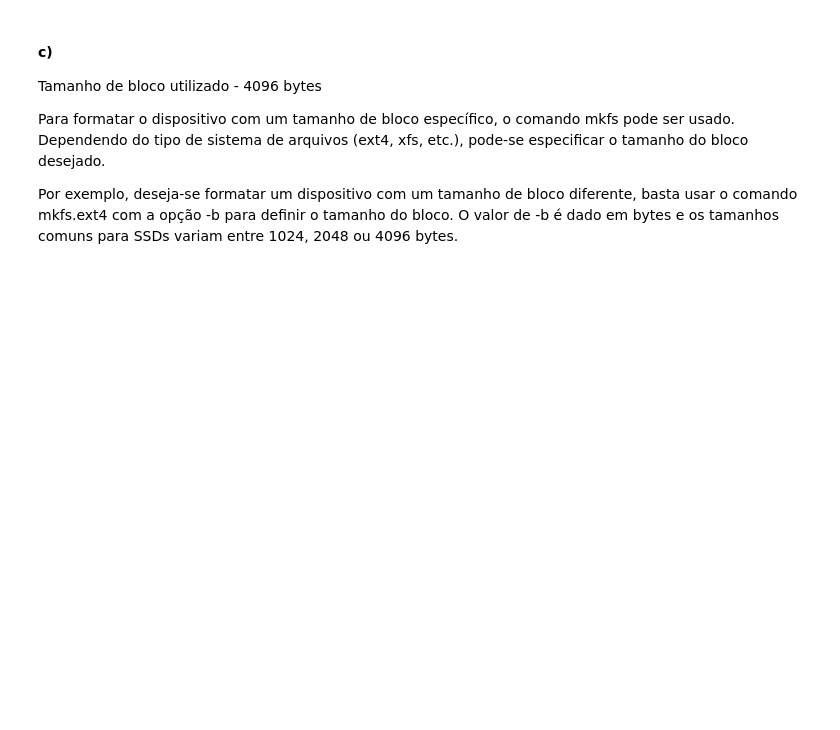
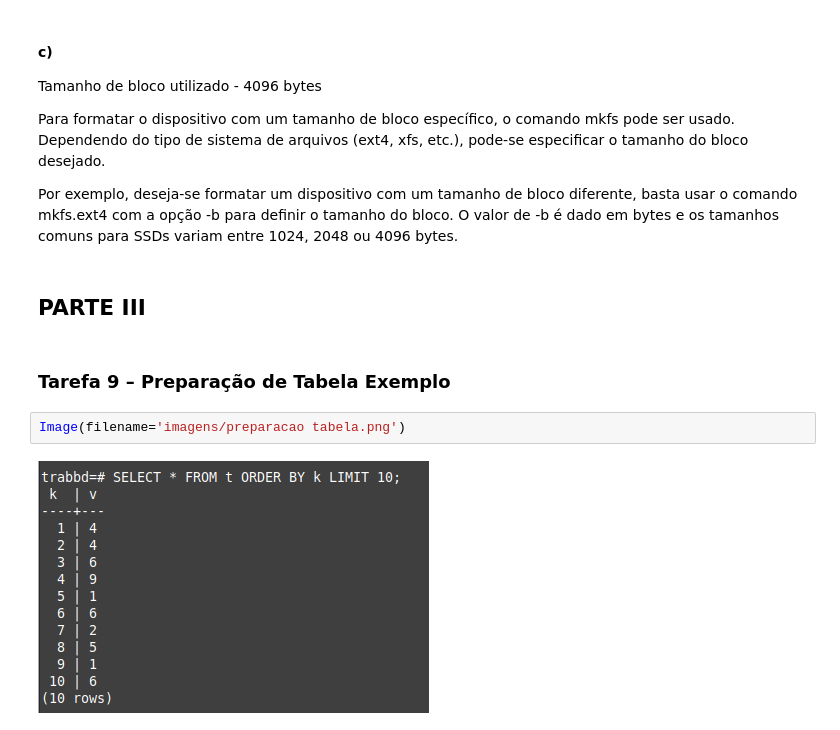
Before and after one commit to capi2/Trab3-BD2024.2, a Jupyter notebook: TP3-BD1-2024-2.ipynb, the cells around one changed output. Cells and saved outputs as stored; diff of their text form; blank space fills up the shorter version.

Commit message:
falta tarefa 11

```diff
--- a/TP3-BD1-2024-2.ipynb
+++ b/TP3-BD1-2024-2.ipynb
@@ -142,3 +142,11 @@ Tamanho de bloco utilizado - 4096 bytes
 Para formatar o dispositivo com um tamanho de bloco específico, o comando mkfs pode ser usado. Dependendo do tipo de sistema de arquivos (ext4, xfs, etc.), pode-se especificar o tamanho do bloco desejado.
 
 Por exemplo, deseja-se formatar um dispositivo com um tamanho de bloco diferente, basta usar o comando mkfs.ext4 com a opção -b para definir o tamanho do bloco. O valor de -b é dado em bytes e os tamanhos comuns para SSDs variam entre 1024, 2048 ou 4096 bytes.
+# %% [markdown]
+## PARTE III
+# %% [markdown]
+### Tarefa 9 – Preparação de Tabela Exemplo
+# %%
+Image(filename='imagens/preparacao tabela.png')
+# %% [output]
+[figure, added]
```
Also changed, not shown: parts of 22 cells of this notebook, 6 other files.
